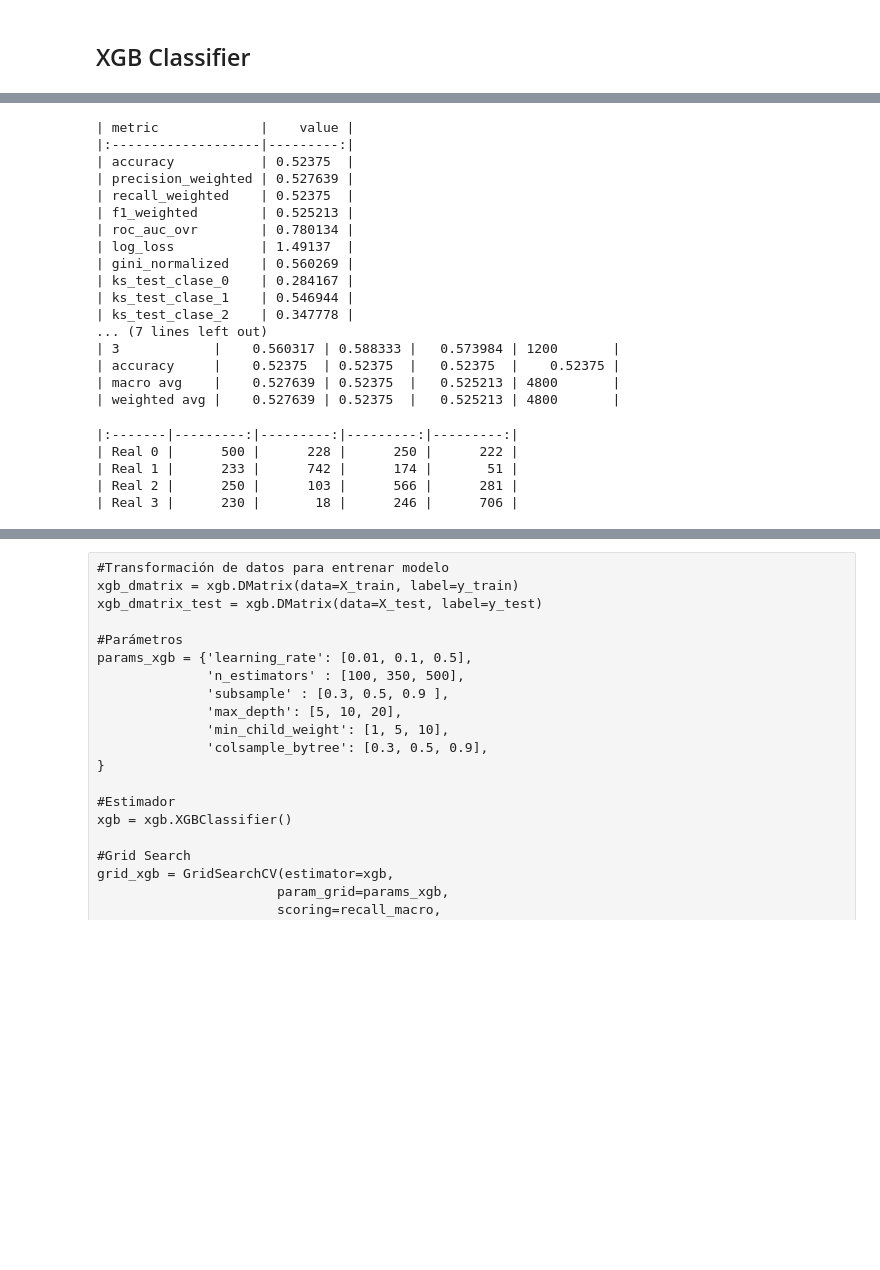
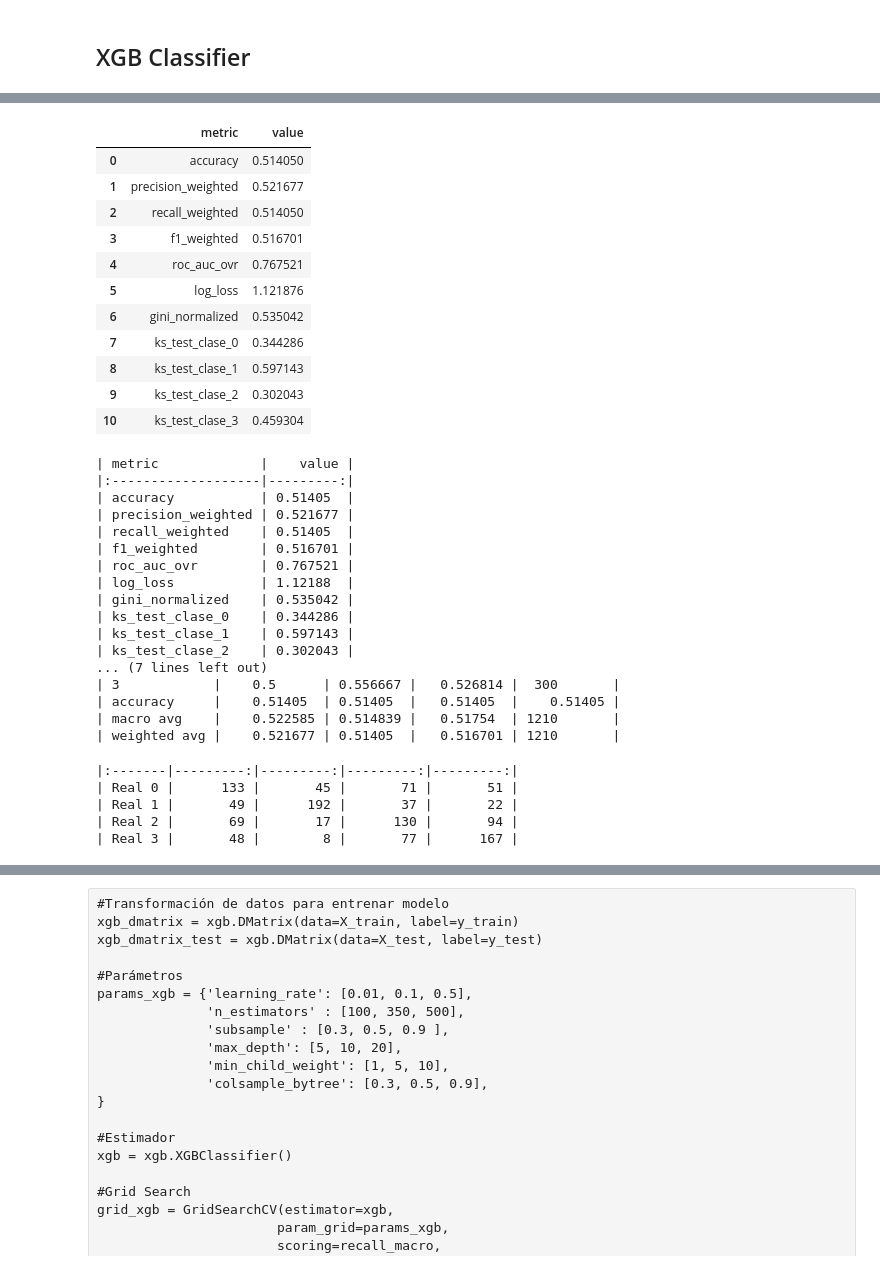
Before and after one commit to lgarayva/MCD_EKG, a Jupyter notebook: notebooks/11_ML_modeling_chunks_100.ipynb, the cells around one changed output, grey strips where cells are left out. Cells and saved outputs as stored; diff of their text form; code cells hidden in the pictures; blank space fills up the shorter version.

```diff
--- a/notebooks/11_ML_modeling_chunks_100.ipynb
+++ b/notebooks/11_ML_modeling_chunks_100.ipynb
@@ -503,3 +813,18 @@ table_metrics(y_test,y_pred_grid_xgb_b, y_pred_prob_grid_xgb_b)
+# %%
+table_metrics(y_val,y_pred_grid_xgb_b, y_pred_prob_grid_xgb_b)
+# %% [output]
+|  | metric | value |
+| 0 | accuracy | 0.514050 |
+| 1 | precision_weighted | 0.521677 |
+| 2 | recall_weighted | 0.514050 |
+| 3 | f1_weighted | 0.516701 |
+| 4 | roc_auc_ovr | 0.767521 |
+| 5 | log_loss | 1.121876 |
+| 6 | gini_normalized | 0.535042 |
+| 7 | ks_test_clase_0 | 0.344286 |
+| 8 | ks_test_clase_1 | 0.597143 |
+| 9 | ks_test_clase_2 | 0.302043 |
+| 10 | ks_test_clase_3 | 0.459304 |
 # %%
 joblib.dump(xgb_base, MODEL_PATH + "XGB/XGB_base_model.pkl")
 
@@ -514,37 +839,37 @@ XGB_base_probas = pd.DataFrame(y_pred_prob_grid_xgb_b, columns=[f"proba_clase_{c
 XGB_base_results = pd.concat([XGB_base_preds, XGB_base_probas], axis=1)
 XGB_base_results.to_csv(MODEL_PATH + "XGB/predictions_base.csv", index=False)
 # %%
-genera_metricas_markdown(y_test,y_pred_grid_xgb_b, y_pred_prob_grid_xgb_b)
+genera_metricas_markdown(y_val,y_pred_grid_xgb_b, y_pred_prob_grid_xgb_b)
 # %% [output]
 | metric             |    value |
 |:-------------------|---------:|
-| accuracy           | 0.52375  |
-| precision_weighted | 0.527639 |
-| recall_weighted    | 0.52375  |
-| f1_weighted        | 0.525213 |
-| roc_auc_ovr        | 0.780134 |
-| log_loss           | 1.49137  |
-| gini_normalized    | 0.560269 |
-| ks_test_clase_0    | 0.284167 |
-| ks_test_clase_1    | 0.546944 |
-| ks_test_clase_2    | 0.347778 |
+| accuracy           | 0.51405  |
+| precision_weighted | 0.521677 |
+| recall_weighted    | 0.51405  |
+| f1_weighted        | 0.516701 |
+| roc_auc_ovr        | 0.767521 |
+| log_loss           | 1.12188  |
+| gini_normalized    | 0.535042 |
+| ks_test_clase_0    | 0.344286 |
+| ks_test_clase_1    | 0.597143 |
+| ks_test_clase_2    | 0.302043 |
 ... (7 lines left out)
-| 3            |    0.560317 | 0.588333 |   0.573984 | 1200       |
-| accuracy     |    0.52375  | 0.52375  |   0.52375  |    0.52375 |
-| macro avg    |    0.527639 | 0.52375  |   0.525213 | 4800       |
-| weighted avg |    0.527639 | 0.52375  |   0.525213 | 4800       |
+| 3            |    0.5      | 0.556667 |   0.526814 |  300       |
+| accuracy     |    0.51405  | 0.51405  |   0.51405  |    0.51405 |
+| macro avg    |    0.522585 | 0.514839 |   0.51754  | 1210       |
+| weighted avg |    0.521677 | 0.51405  |   0.516701 | 1210       |
 # %%
-cm_xgb_base = confusion_matrix(y_test, y_pred_grid_xgb_b)
+cm_xgb_base = confusion_matrix(y_val, y_pred_grid_xgb_b)
 df_cm_xgb_base = pd.DataFrame(cm_xgb_base,
                          index = [f"Real {label}" for label in xgb_base.classes_],
                          columns = [f"Pred {label}" for label in xgb_base.classes_])
 print(df_cm_xgb_base.to_markdown())
 # %% [output]
 |:-------|---------:|---------:|---------:|---------:|
-| Real 0 |      500 |      228 |      250 |      222 |
-| Real 1 |      233 |      742 |      174 |       51 |
-| Real 2 |      250 |      103 |      566 |      281 |
-| Real 3 |      230 |       18 |      246 |      706 |
+| Real 0 |      133 |       45 |       71 |       51 |
+| Real 1 |       49 |      192 |       37 |       22 |
+| Real 2 |       69 |       17 |      130 |       94 |
+| Real 3 |       48 |        8 |       77 |      167 |
 # %%
 print(params_to_markdown(xgb_base.get_params()))
 # %% [output]
```
Also changed, not shown: parts of 63 cells of this notebook.
